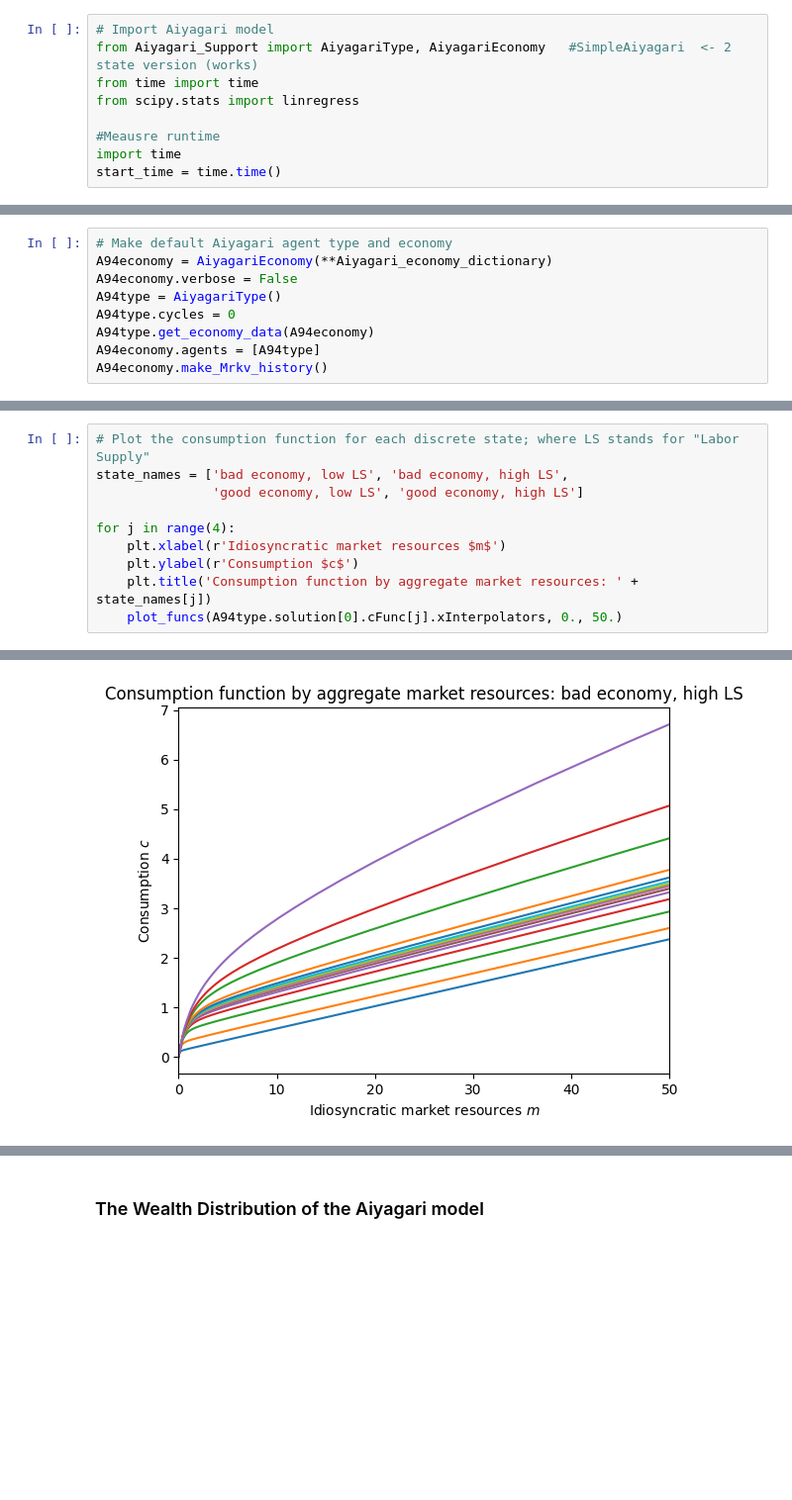
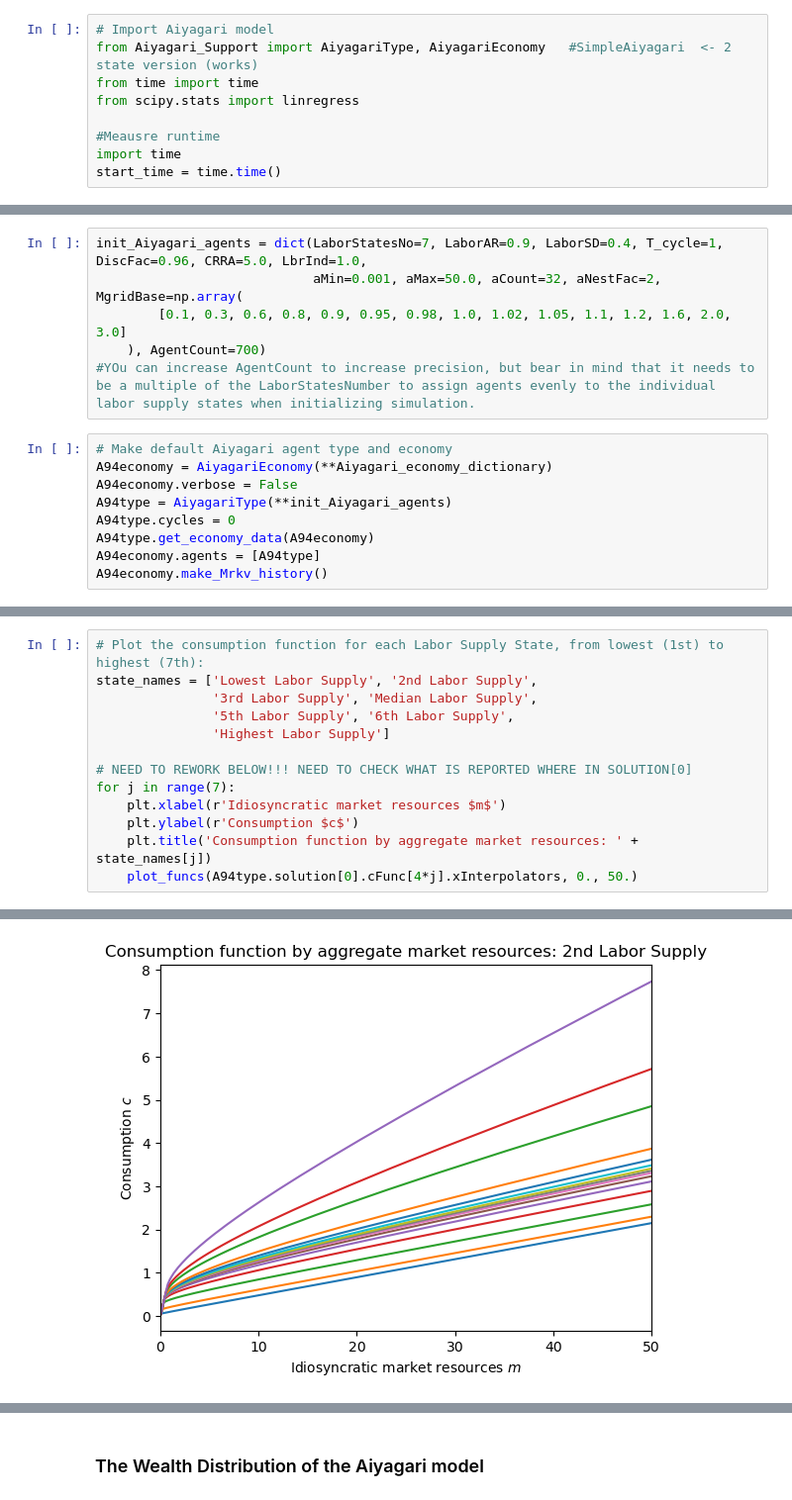
Before and after one commit to Dostenlinus/Aiyagari-HARK, a Jupyter notebook: Aiyagari-HARK.ipynb, the cells around one changed output, grey strips where cells are left out. Shown at 99% size. Drawn from its saved outputs; the diff is of its cells as text; blank space fills up the shorter version.

```diff
--- a/Aiyagari-HARK.ipynb
+++ b/Aiyagari-HARK.ipynb
@@ -192,11 +194,17 @@ Aiyagari_economy_dictionary = {
     "RelProbGB": 1.25,  #1.25
     "MrkvNow_init": 0,
 }
+# %%
+init_Aiyagari_agents = dict(LaborStatesNo=7, LaborAR=0.9, LaborSD=0.4, T_cycle=1, DiscFac=0.96, CRRA=5.0, LbrInd=1.0,
+                            aMin=0.001, aMax=50.0, aCount=32, aNestFac=2, MgridBase=np.array(
+        [0.1, 0.3, 0.6, 0.8, 0.9, 0.95, 0.98, 1.0, 1.02, 1.05, 1.1, 1.2, 1.6, 2.0, 3.0]
+    ), AgentCount=700)
+#YOu can increase AgentCount to increase precision, but bear in mind that it needs to be a multiple of the LaborStatesNumber to assign agents evenly to the individual labor supply states when initializing simulation.
 # %%
 # Make default Aiyagari agent type and economy
 A94economy = AiyagariEconomy(**Aiyagari_economy_dictionary)
 A94economy.verbose = False
-A94type = AiyagariType()
+A94type = AiyagariType(**init_Aiyagari_agents)
 A94type.cycles = 0
 A94type.get_economy_data(A94economy)
 A94economy.agents = [A94type]
@@ -219,11 +228,14 @@ Equilibrium Savings Rate: 0.8131720373209551
 # %%
-# Plot the consumption function for each discrete state; where LS stands for "Labor Supply"
-state_names = ['bad economy, low LS', 'bad economy, high LS',
-               'good economy, low LS', 'good economy, high LS']
+# Plot the consumption function for each Labor Supply State, from lowest (1st) to highest (7th):
+state_names = ['Lowest Labor Supply', '2nd Labor Supply',
+               '3rd Labor Supply', 'Median Labor Supply',
+               '5th Labor Supply', '6th Labor Supply',
+               'Highest Labor Supply']
 
-for j in range(4):
+# NEED TO REWORK BELOW!!! NEED TO CHECK WHAT IS REPORTED WHERE IN SOLUTION[0]
+for j in range(7):
     plt.xlabel(r'Idiosyncratic market resources $m$')
     plt.ylabel(r'Consumption $c$')
     plt.title('Consumption function by aggregate market resources: ' + state_names[j])
-    plot_funcs(A94type.solution[0].cFunc[j].xInterpolators, 0., 50.)
+    plot_funcs(A94type.solution[0].cFunc[4*j].xInterpolators, 0., 50.)
 # %% [output]
@@ -231 +243 @@ for j in range(4):
-[figure, old version]
+[figure, new version]
```
Also changed, not shown: parts of 13 cells of this notebook, 13 other files.
